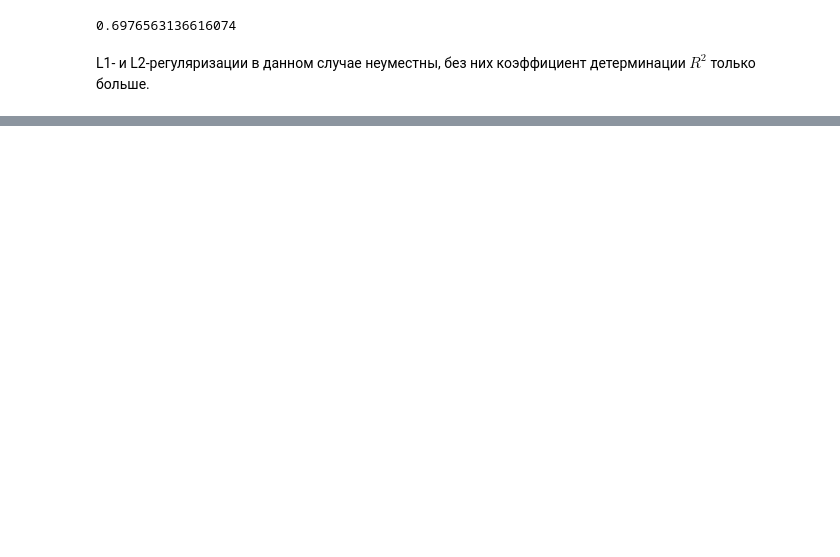
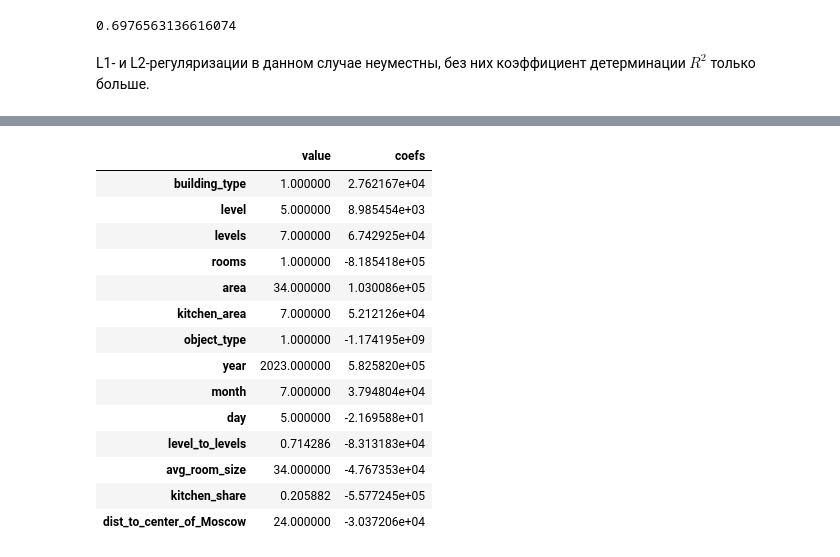
Before and after one commit to Lak1n26/pet-projects, a Jupyter notebook: Russia real estate prices/real_estate_analysis.ipynb, the cells around one changed output, grey strips where cells are left out. Drawn from its saved outputs; the diff is of its cells as text; code cells hidden in the pictures; blank space fills up the shorter version.

Commit message:
Проект 1 добавил предсказание стоимости квартиры

```diff
--- a/Russia real estate prices/real_estate_analysis.ipynb
+++ b/Russia real estate prices/real_estate_analysis.ipynb
@@ -393,0 +399,9 @@ L1- и L2-регуляризации в данном случае неумест
+# %%
+column_names = [
+    'building_type', 'level', 'levels', 'rooms', 'area',
+    'kitchen_area', 'object_type', 'year', 'month', 'day',
+    'level_to_levels', 'avg_room_size', 'kitchen_share',
+    'dist_to_center_of_Moscow'
+]
+coeffs = pd.DataFrame([lin_model.coef_], columns=column_names, index=['coefs']).T
+coeffs
@@ -393,0 +430,23 @@ L1- и L2-регуляризации в данном случае неумест
+# %%
+# создадим словарь с параметрами нашей квартиры
+apartment_params = {
+    'building_type': 1,
+    'level': 5,
+    'levels': 7,
+    'rooms': 1,
+    'area': 34,
+    'kitchen_area': 7,
+    'object_type': 1,
+    'year': 2023,
+    'month': 7,
+    'day': 5,
+    'level_to_levels': 5 / 7,
+    'avg_room_size': 34 / 1,
+    'kitchen_share': 7 / 34,
+    'dist_to_center_of_Moscow': 24
+}
+
+# создадим датафрейм
+apartment = pd.DataFrame(apartment_params, index=['value']).T
+
+apartment
@@ -393,0 +469,20 @@ L1- и L2-регуляризации в данном случае неумест
+# %%
+# объединим два датафрейма
+full_df = apartment.merge(coeffs, left_index=True, right_index=True)
+full_df
+# %% [output]
+|  | value | coefs |
+| building_type | 1.000000 | 2.762167e+04 |
+| level | 5.000000 | 8.985454e+03 |
+| levels | 7.000000 | 6.742925e+04 |
+| rooms | 1.000000 | -8.185418e+05 |
+| area | 34.000000 | 1.030086e+05 |
+| kitchen_area | 7.000000 | 5.212126e+04 |
+| object_type | 1.000000 | -1.174195e+09 |
+| year | 2023.000000 | 5.825820e+05 |
+| month | 7.000000 | 3.794804e+04 |
+| day | 5.000000 | -2.169588e+01 |
+| level_to_levels | 0.714286 | -8.313183e+04 |
+| avg_room_size | 34.000000 | -4.767353e+04 |
+| kitchen_share | 0.205882 | -5.577245e+05 |
+| dist_to_center_of_Moscow | 24.000000 | -3.037206e+04 |
```
Also changed, not shown: parts of 15 cells of this notebook.
